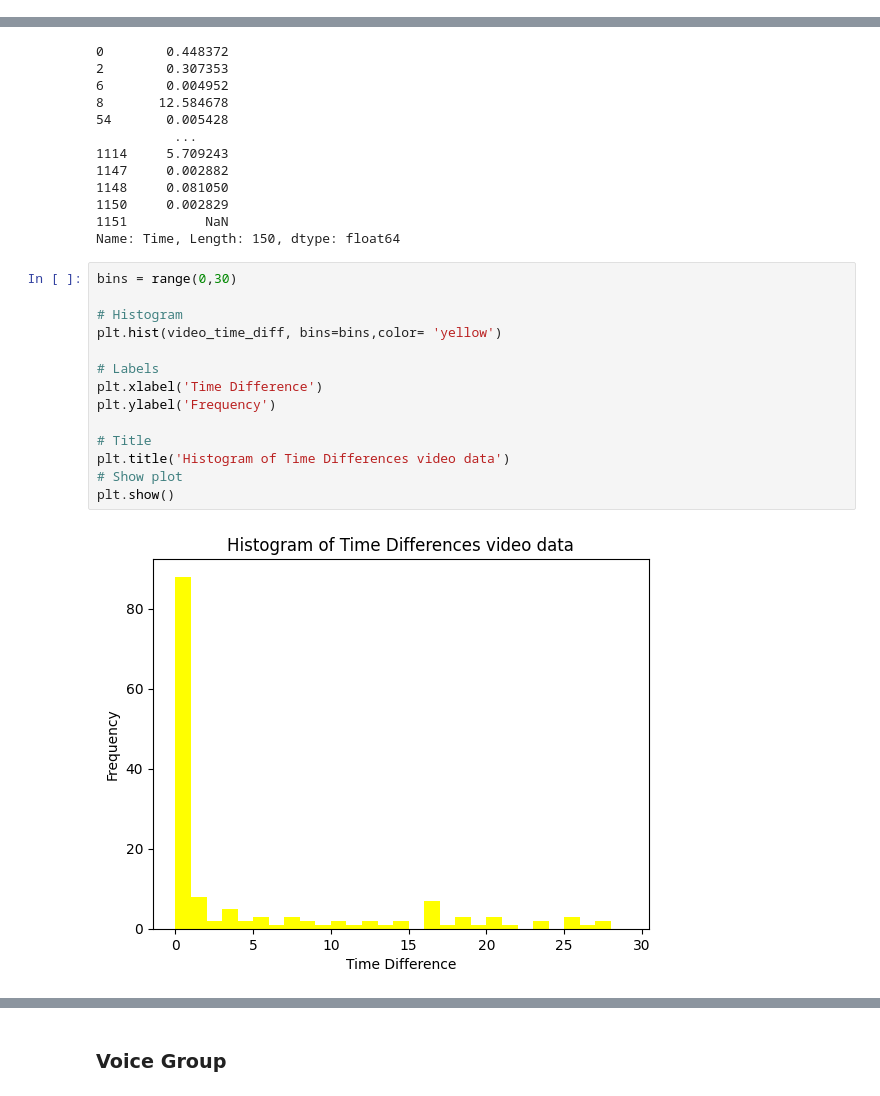
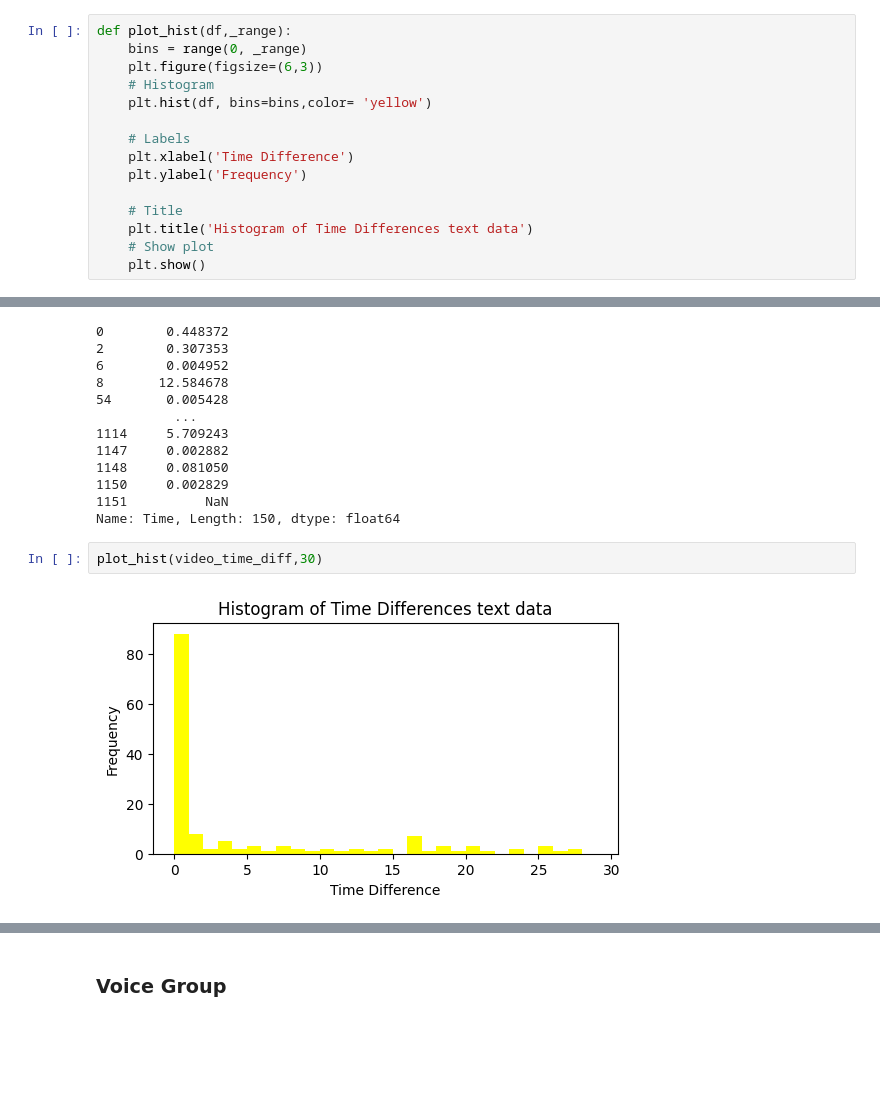
Before and after one commit to NoaAmichai/Computer_networks_final_project, a Jupyter notebook: src/project.ipynb, the cells around one changed output, grey strips where cells are left out. Saved outputs shown, nothing was run; the diff lists cells and outputs as text; blank space fills up the shorter version.

```diff
--- a/src/project.ipynb
+++ b/src/project.ipynb
@@ -5,3 +39,18 @@ import matplotlib.pyplot as plt
+# %%
+def plot_hist(df,_range):
+    bins = range(0, _range)
+    plt.figure(figsize=(6,3))
+    # Histogram
+    plt.hist(df, bins=bins,color= 'yellow')
+
+    # Labels
+    plt.xlabel('Time Difference')
+    plt.ylabel('Frequency')
+
+    # Title
+    plt.title('Histogram of Time Differences text data')
+    # Show plot
+    plt.show()
 # %% [markdown]
 For our data collection, we recorded the traffic from four different WhatsApp Web groups, each exhibiting distinct characteristics:
 
@@ -143,18 +222,6 @@ video_time_diff
 1151          NaN
 Name: Time, Length: 150, dtype: float64
 # %%
-bins = range(0,30)
-
-# Histogram
-plt.hist(video_time_diff, bins=bins,color= 'yellow')
-
-# Labels
-plt.xlabel('Time Difference')
-plt.ylabel('Frequency')
-
-# Title
-plt.title('Histogram of Time Differences video data')
-# Show plot
-plt.show()
+plot_hist(video_time_diff,30)
 # %% [output]
-[figure, old version]
+[figure, new version]
```
Also changed, not shown: parts of 38 cells of this notebook, 4 other files.
